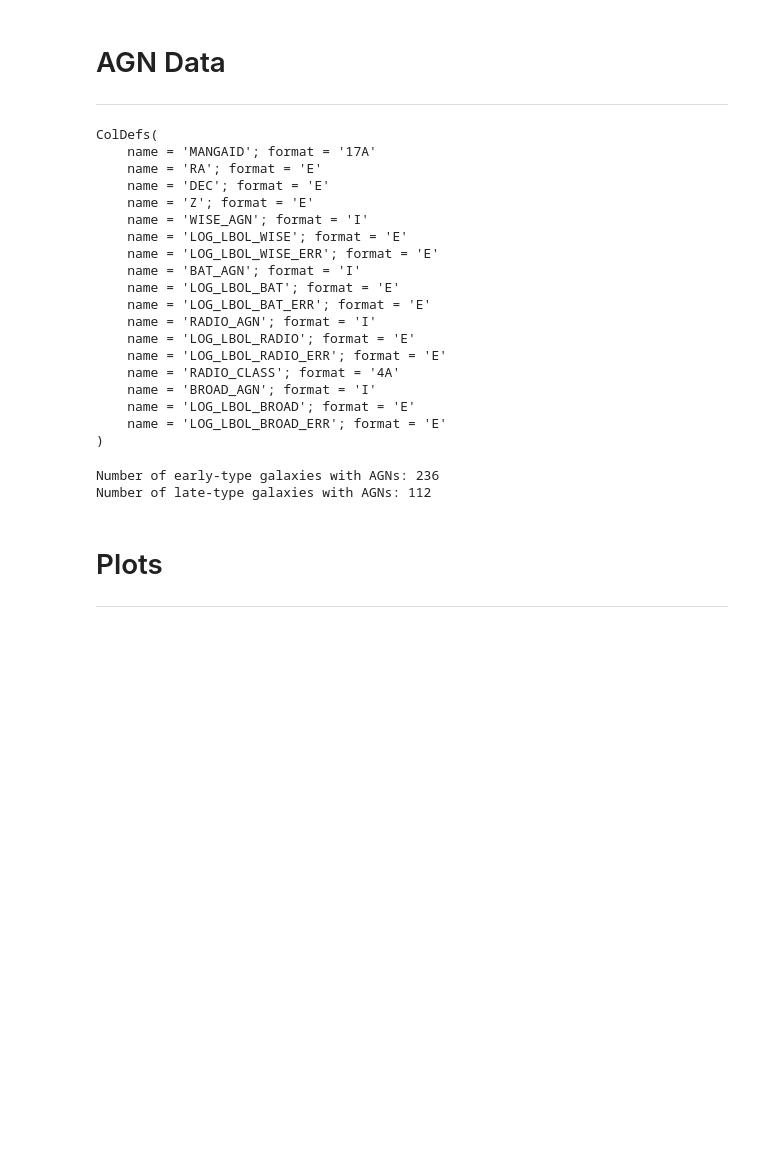
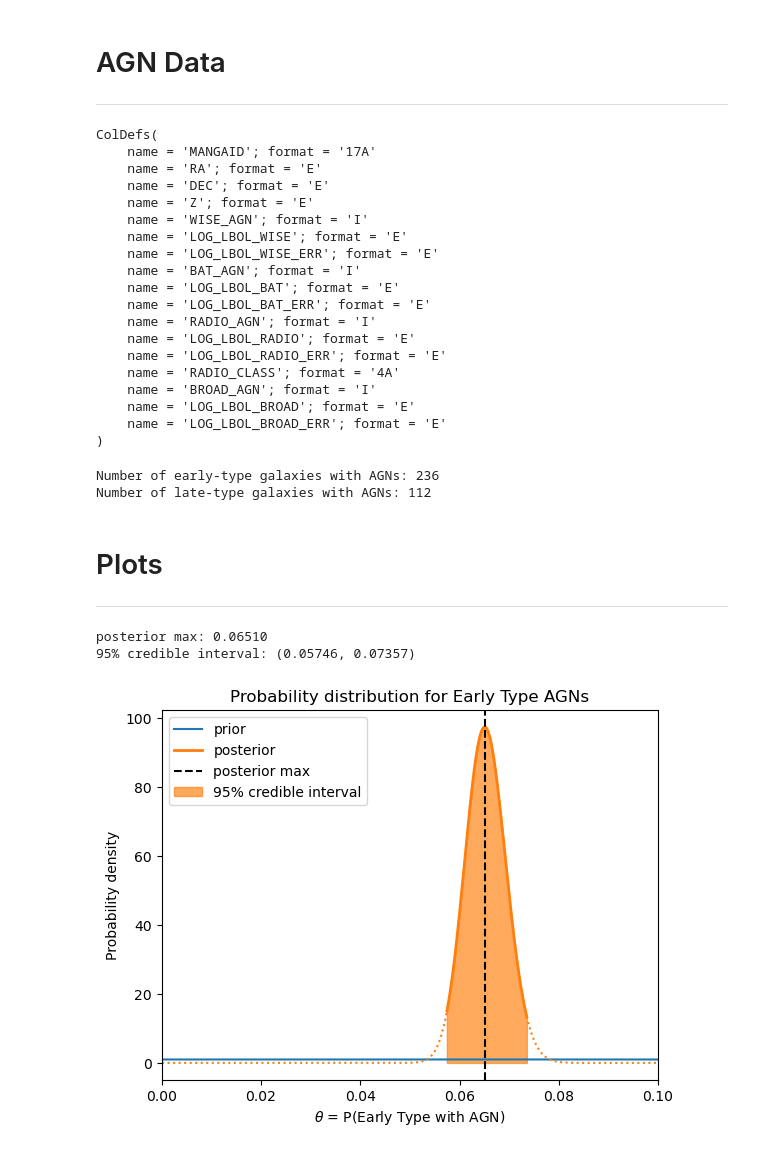
Before and after one commit to joh15016/AST-5731-Project, a Jupyter notebook: research_project_1.ipynb, the cells around one changed output. Drawn from its saved outputs; the diff is of its cells as text; code cells hidden in the pictures; blank space fills up the shorter version.

Commit message:
add preliminary posterior generation

```diff
--- a/research_project_1.ipynb
+++ b/research_project_1.ipynb
@@ -117,3 +124,66 @@ Number of late-type galaxies with AGNs: 112
 # Plots
 
 ---
+# %%
+def prior(theta, a, b):
+    return beta.pdf(theta, a, b)
+
+def strl_approx(n):
+    return (n*np.log(n) - n + np.log(np.pi)/2 +
+            np.log(8*n**3 + 4*n**2 + n + 1/30)/6)
+
+def log_likelihood(x, theta, n):
+    log_comb = strl_approx(n) - strl_approx(x) - strl_approx(n - x)
+    return log_comb + x*np.log(theta) + (n-x)*np.log(1 - theta)
+
+def posterior(theta, x, n, a, b):
+    post_dist = np.exp(log_likelihood(x, theta, n)) * prior(theta, a, b)
+    evidence = trapezoid(post_dist, theta)
+    return post_dist / evidence
+
+def weighted_quantile(data, weights, q):
+    cdf = (np.cumsum(weights) - 0.5*weights) / np.sum(weights)
+    return np.interp(q, cdf, data)
+# %%
+# Sample theta from uniform distribution and compute posterior
+N_samples = 100000
+a, b = 1, 1
+theta = np.sort(beta.rvs(a, b, size=N_samples))
+n = early_galaxies.shape[-1]
+x = agn_early.shape[-1]
+post_dist = posterior(theta, x, n, a, b)
+
+# Set up credible interval
+q_lv = weighted_quantile(theta, post_dist, 0.025)
+q_uv = weighted_quantile(theta, post_dist, 0.975)
+lv_ind = np.argmin(theta < q_lv) + 1
+uv_ind = np.argmax(theta > q_uv) - 1
+mid_inds = np.logical_and(theta > q_lv, theta < q_uv)
+
+# Compute posterior maximum and 95% credible interval
+print(f'posterior max: {theta[np.argmax(post_dist)]:.5f}')
+print(f'95% credible interval: ({theta[lv_ind]:.5f}, {theta[uv_ind]:.5f})')
+
+# Plot posterior distribution
+plt.figure()
+plt.plot(theta, prior(theta, a, b), label='prior')
+plt.plot(theta[mid_inds], post_dist[mid_inds],
+         linewidth=2, color='C1', label='posterior')
+plt.plot(theta[:lv_ind+1], post_dist[:lv_ind+1],
+         linestyle=':', linewidth=1.5, color='C1')
+plt.plot(theta[uv_ind-1:], post_dist[uv_ind-1:],
+         linestyle=':', linewidth=1.5, color='C1')
+plt.axvline(theta[np.argmax(post_dist)], color='k',
+            linestyle='--', label='posterior max')
+plt.fill_between(theta[mid_inds], post_dist[mid_inds], alpha=0.67,
+                 label='95% credible interval', color='C1')
+plt.title('Probability distribution for Early Type AGNs')
+plt.xlabel(r'$\theta$ = P(Early Type with AGN)')
+plt.ylabel('Probability density')
+plt.xlim(0.0, 0.1)
+plt.legend()
+plt.show()
+# %% [output]
+posterior max: 0.06510
+95% credible interval: (0.05746, 0.07357)
+[figure, added]
```
Also changed, not shown: parts of 5 cells of this notebook.
